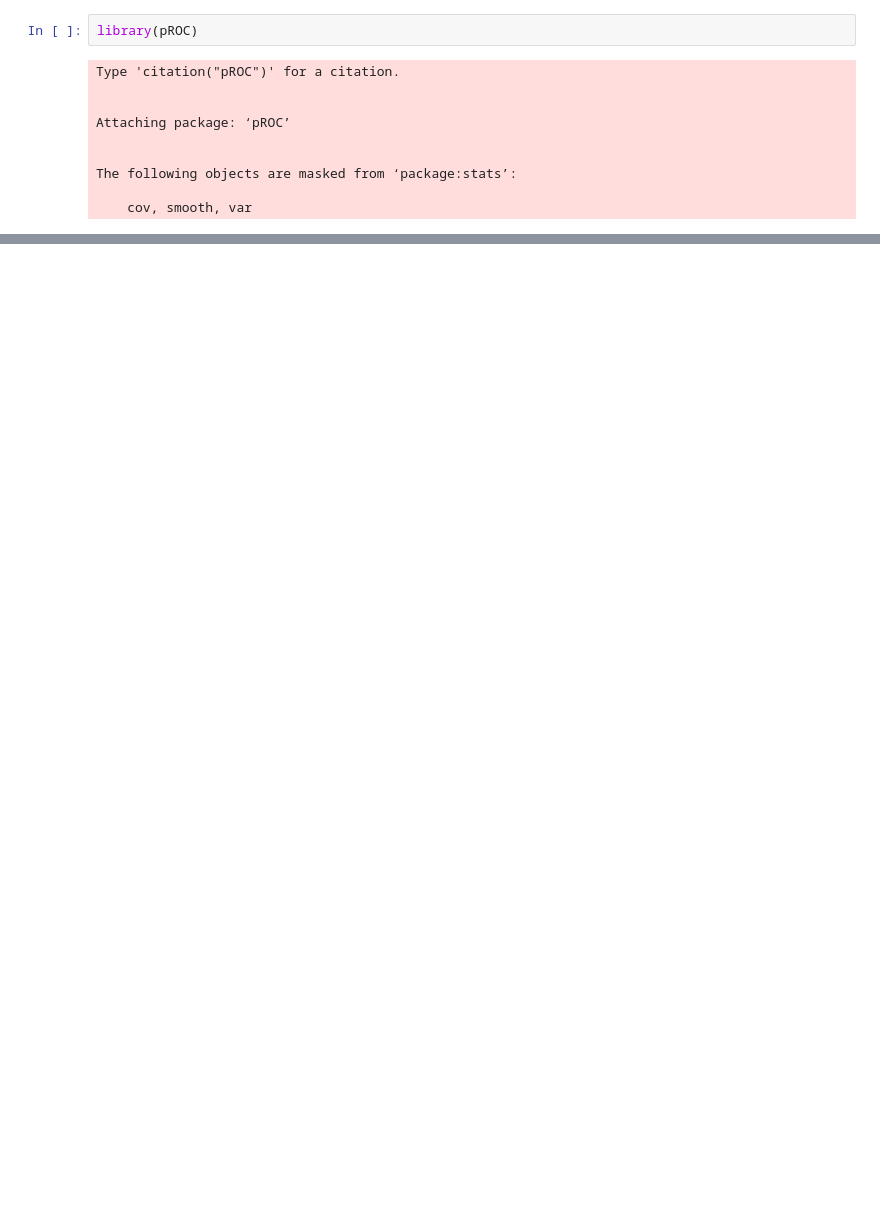
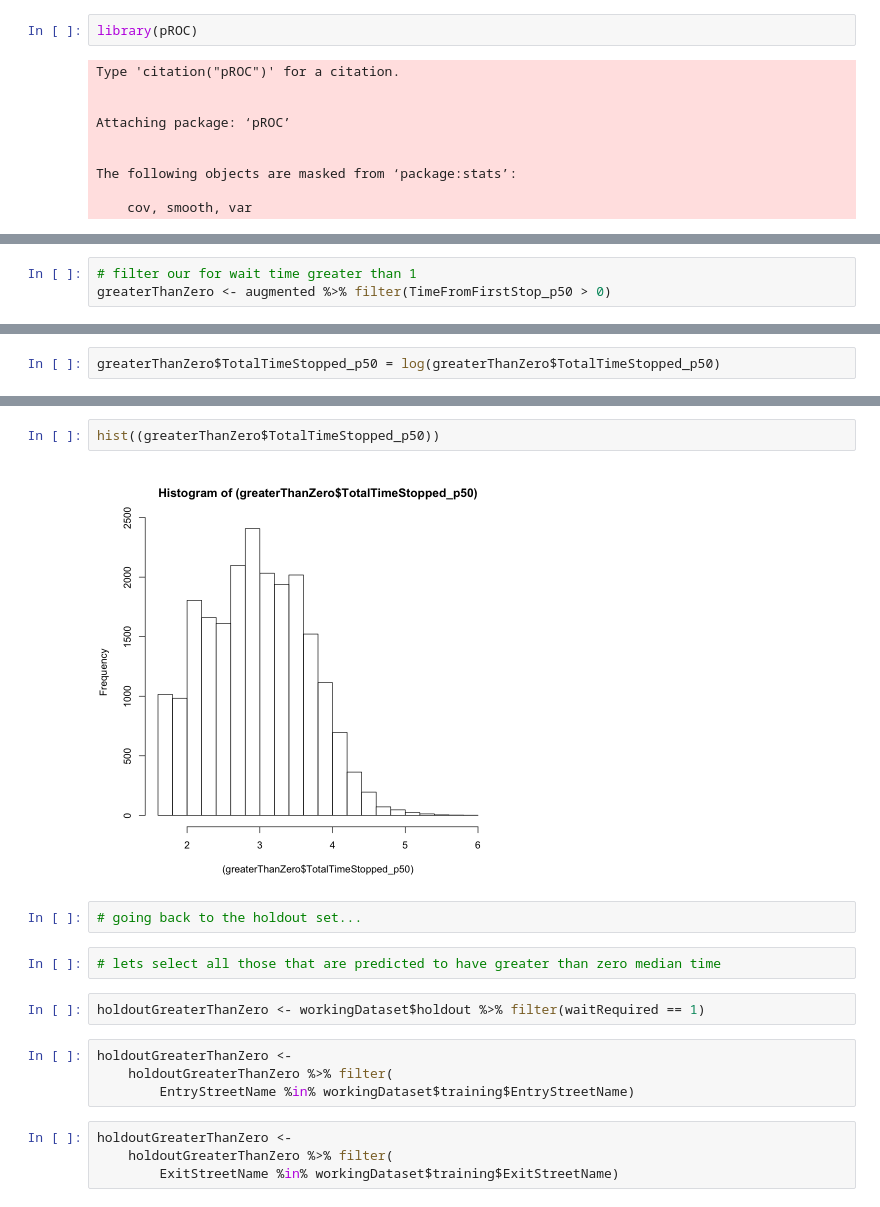
Before and after one commit to Haximilian/statistics447b, a Jupyter notebook: Feature Engineering.ipynb, the cells around one changed output, grey strips where cells are left out. Saved outputs shown, nothing was run; the diff lists cells and outputs as text; blank space fills up the shorter version.

```diff
--- a/Feature Engineering.ipynb
+++ b/Feature Engineering.ipynb
@@ -195,0 +207,3 @@ plot(r)
+# %%
+# filter our for wait time greater than 1
+greaterThanZero <- augmented %>% filter(TimeFromFirstStop_p50 > 0)
@@ -195,0 +212,2 @@ plot(r)
+# %%
+greaterThanZero$TotalTimeStopped_p50 = log(greaterThanZero$TotalTimeStopped_p50)
@@ -195,0 +236,18 @@ plot(r)
+# %%
+hist((greaterThanZero$TotalTimeStopped_p50))
+# %% [output]
+[figure, added]
+# %%
+# going back to the holdout set...
+# %%
+# lets select all those that are predicted to have greater than zero median time
+# %%
+holdoutGreaterThanZero <- workingDataset$holdout %>% filter(waitRequired == 1)
+# %%
+holdoutGreaterThanZero <-
+    holdoutGreaterThanZero %>% filter(
+        EntryStreetName %in% workingDataset$training$EntryStreetName)
+# %%
+holdoutGreaterThanZero <-
+    holdoutGreaterThanZero %>% filter(
+        ExitStreetName %in% workingDataset$training$ExitStreetName)
```
Also changed, not shown: parts of 20 cells of this notebook.
